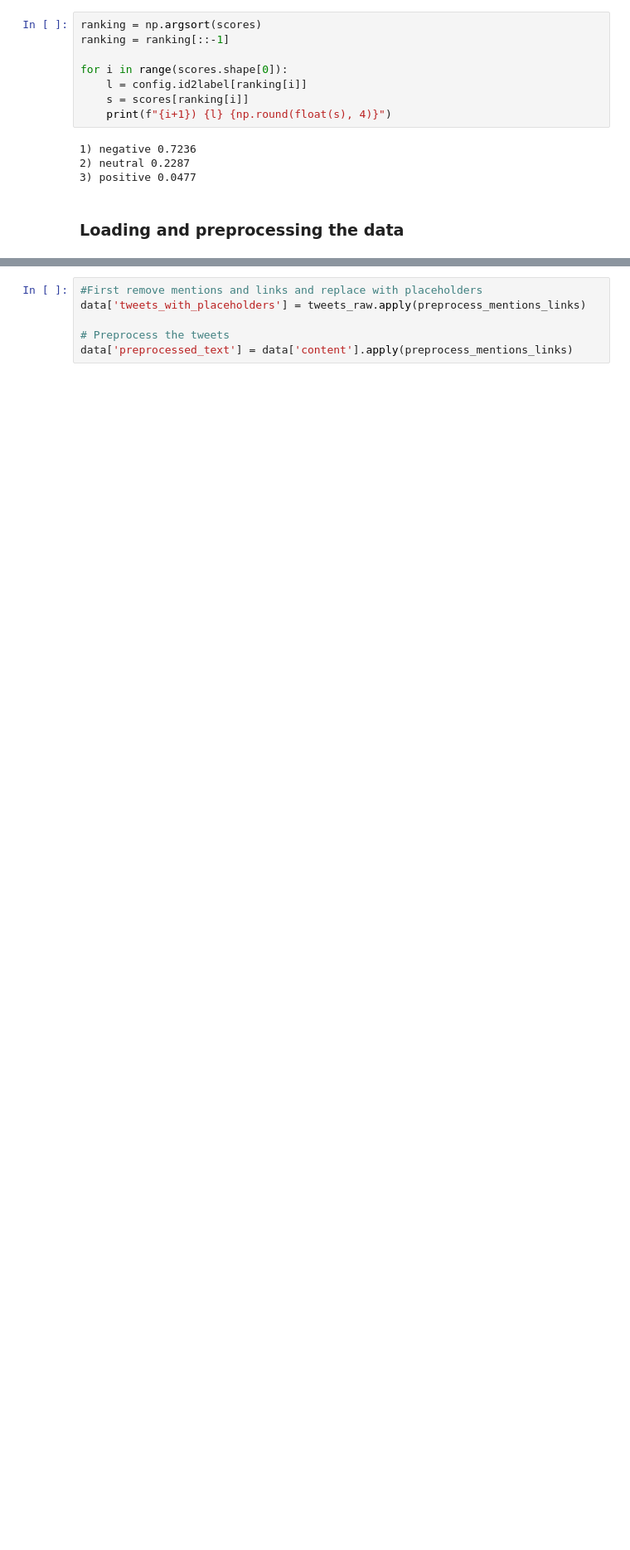
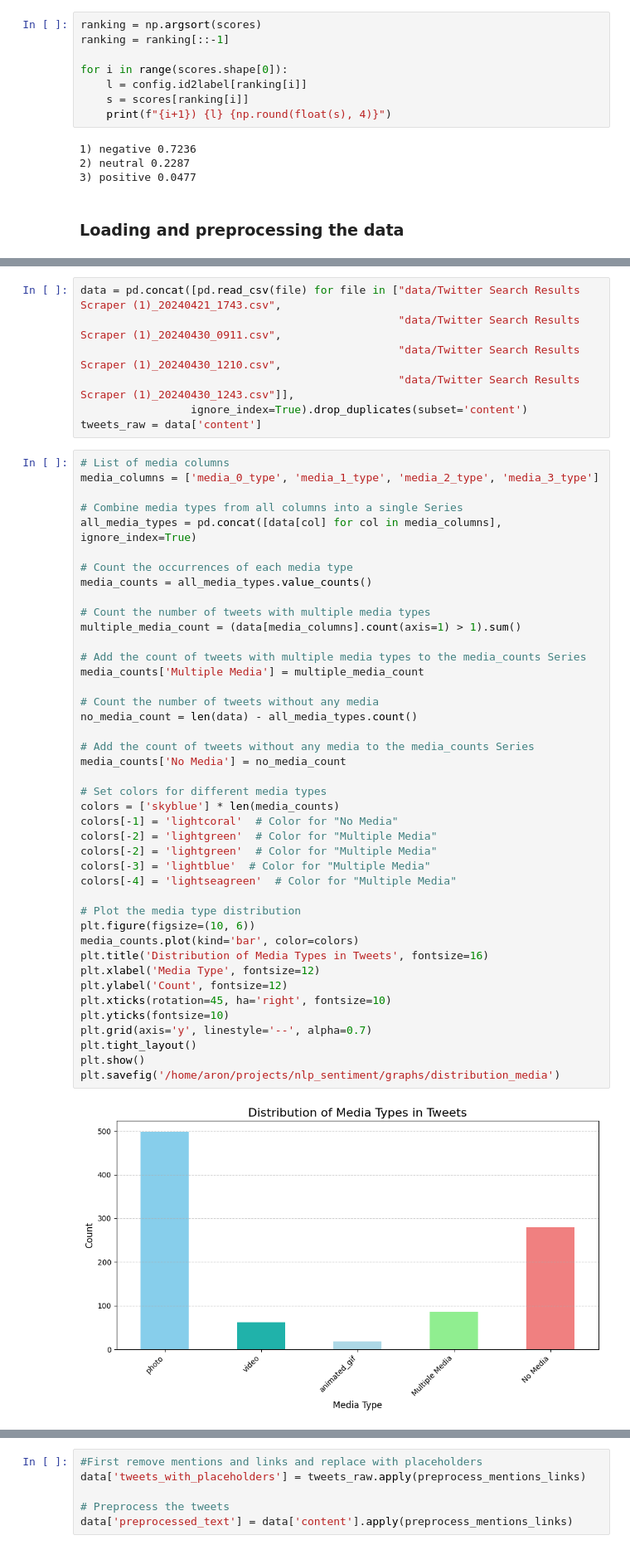
Before and after one commit to Aron220/nlp_sentiment, a Jupyter notebook: nlp.ipynb, the cells around one changed output, grey strips where cells are left out. Shown at 83% size. Cells and saved outputs as stored; diff of their text form; blank space fills up the shorter version.

```diff
--- a/nlp.ipynb
+++ b/nlp.ipynb
@@ -87,0 +95,51 @@ tweets_raw = data['content']
+# %%
+data = pd.concat([pd.read_csv(file) for file in ["data/Twitter Search Results Scraper (1)_20240421_1743.csv",
+                                                 "data/Twitter Search Results Scraper (1)_20240430_0911.csv",
+                                                 "data/Twitter Search Results Scraper (1)_20240430_1210.csv",
+                                                 "data/Twitter Search Results Scraper (1)_20240430_1243.csv"]],
+                 ignore_index=True).drop_duplicates(subset='content')
+tweets_raw = data['content']
+# %%
+# List of media columns
+media_columns = ['media_0_type', 'media_1_type', 'media_2_type', 'media_3_type']
+
+# Combine media types from all columns into a single Series
+all_media_types = pd.concat([data[col] for col in media_columns], ignore_index=True)
+
+# Count the occurrences of each media type
+media_counts = all_media_types.value_counts()
+
+# Count the number of tweets with multiple media types
+multiple_media_count = (data[media_columns].count(axis=1) > 1).sum()
+
+# Add the count of tweets with multiple media types to the media_counts Series
+media_counts['Multiple Media'] = multiple_media_count
+
+# Count the number of tweets without any media
+no_media_count = len(data) - all_media_types.count()
+
+# Add the count of tweets without any media to the media_counts Series
+media_counts['No Media'] = no_media_count
+
+# Set colors for different media types
+colors = ['skyblue'] * len(media_counts)
+colors[-1] = 'lightcoral'  # Color for "No Media"
+colors[-2] = 'lightgreen'  # Color for "Multiple Media"
+colors[-2] = 'lightgreen'  # Color for "Multiple Media"
+colors[-3] = 'lightblue'  # Color for "Multiple Media"
+colors[-4] = 'lightseagreen'  # Color for "Multiple Media"
+
+# Plot the media type distribution
+plt.figure(figsize=(10, 6))
+media_counts.plot(kind='bar', color=colors)
+plt.title('Distribution of Media Types in Tweets', fontsize=16)
+plt.xlabel('Media Type', fontsize=12)
+plt.ylabel('Count', fontsize=12)
+plt.xticks(rotation=45, ha='right', fontsize=10)
+plt.yticks(fontsize=10)
+plt.grid(axis='y', linestyle='--', alpha=0.7)
+plt.tight_layout()
+plt.show()
+plt.savefig('/home/aron/projects/nlp_sentiment/graphs/distribution_media')
+# %% [output]
+[figure, added]
```
Also changed, not shown: parts of 28 cells of this notebook, 7 other files.
